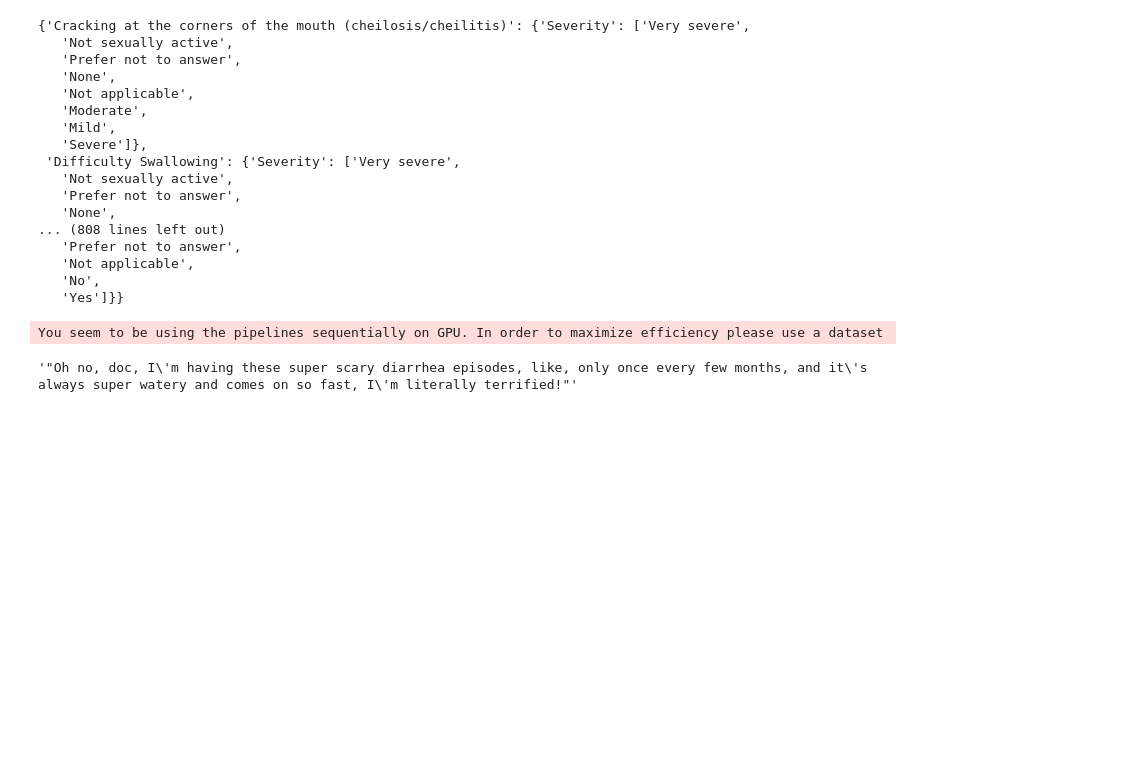
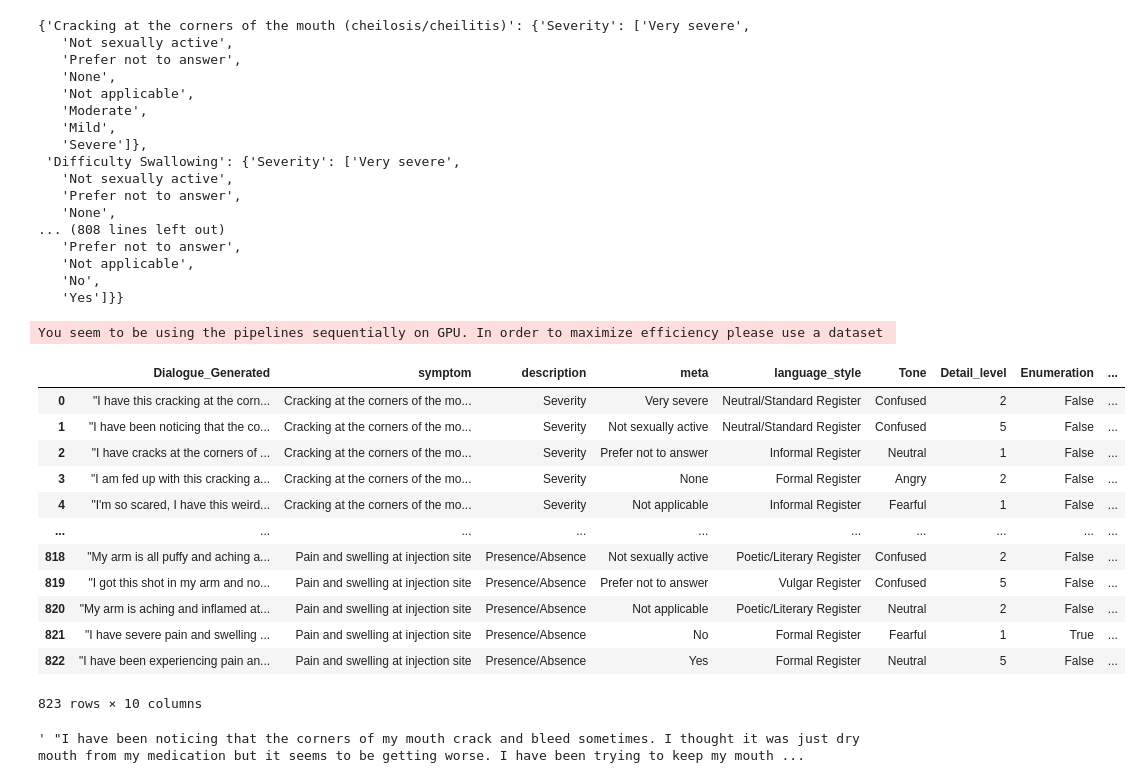
Before and after one commit to ayalaajil/MDS_Project_Mima, a Jupyter notebook: Building_all_data.ipynb, the cells around one changed output. Cells and saved outputs as stored; diff of their text form; code cells hidden in the pictures; blank space fills up the shorter version.

```diff
--- a/Building_all_data.ipynb
+++ b/Building_all_data.ipynb
@@ -225,7 +225,23 @@ for symptom in Dict.keys():
 df = pd.DataFrame(data, columns=["Dialogue_Generated", "symptom", "description", "meta", "language_style", "Tone", "Detail_level", "Enumeration", "Explicit_symptom", "Spelling_errors"])
 # %% [output]
 You seem to be using the pipelines sequentially on GPU. In order to maximize efficiency please use a dataset
-# %%
-phrase_generated
-# %% [output]
-'"Oh no, doc, I\'m having these super scary diarrhea episodes, like, only once every few months, and it\'s always super watery and comes on so fast, I\'m literally terrified!"'
+# %%
+df
+# %% [output]
+|  | Dialogue_Generated | symptom | description | meta | language_style | Tone | Detail_level | Enumeration | ... |
+| 0 | "I have this cracking at the corn... | Cracking at the corners of the mo... | Severity | Very severe | Neutral/Standard Register | Confused | 2 | False | ... |
+| 1 | "I have been noticing that the co... | Cracking at the corners of the mo... | Severity | Not sexually active | Neutral/Standard Register | Confused | 5 | False | ... |
+| 2 | "I have cracks at the corners of ... | Cracking at the corners of the mo... | Severity | Prefer not to answer | Informal Register | Neutral | 1 | False | ... |
+| 3 | "I am fed up with this cracking a... | Cracking at the corners of the mo... | Severity | None | Formal Register | Angry | 2 | False | ... |
+| 4 | "I'm so scared, I have this weird... | Cracking at the corners of the mo... | Severity | Not applicable | Informal Register | Fearful | 1 | False | ... |
+| ... | ... | ... | ... | ... | ... | ... | ... | ... | ... |
+| 818 | "My arm is all puffy and aching a... | Pain and swelling at injection site | Presence/Absence | Not sexually active | Poetic/Literary Register | Confused | 2 | False | ... |
+| 819 | "I got this shot in my arm and no... | Pain and swelling at injection site | Presence/Absence | Prefer not to answer | Vulgar Register | Confused | 5 | False | ... |
+| 820 | "My arm is aching and inflamed at... | Pain and swelling at injection site | Presence/Absence | Not applicable | Poetic/Literary Register | Neutral | 2 | False | ... |
+| 821 | "I have severe pain and swelling ... | Pain and swelling at injection site | Presence/Absence | No | Formal Register | Fearful | 1 | True | ... |
+| 822 | "I have been experiencing pain an... | Pain and swelling at injection site | Presence/Absence | Yes | Formal Register | Neutral | 5 | False | ... |
+823 rows × 10 columns
+# %%
+df['Dialogue_Generated'][1]
+# %% [output]
+' "I have been noticing that the corners of my mouth crack and bleed sometimes. I thought it was just dry mouth from my medication but it seems to be getting worse. I have been trying to keep my mouth ...
```
Also changed, not shown: parts of 1 cell of this notebook, 2 other files.
